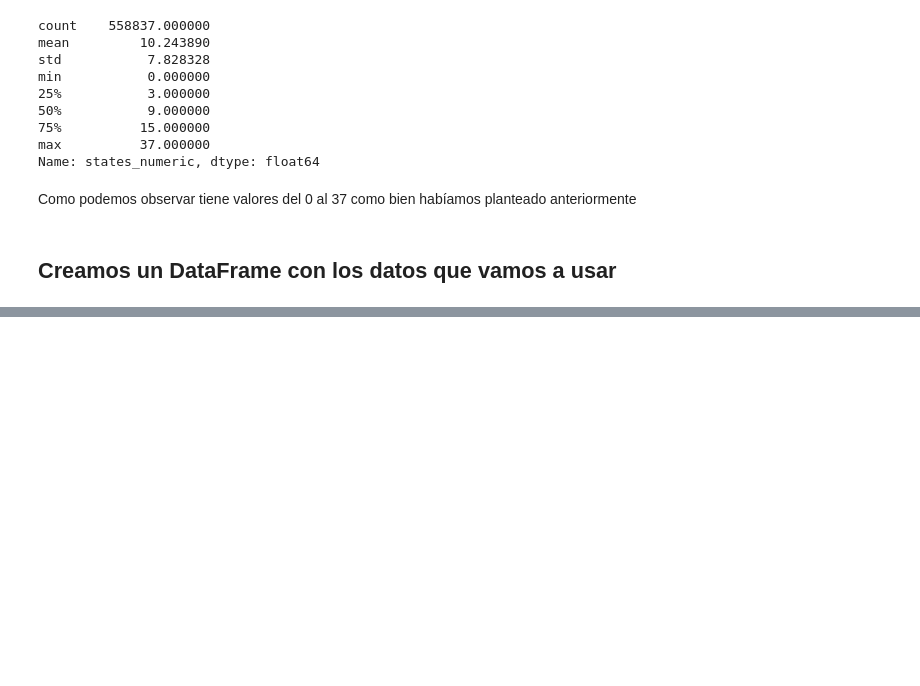
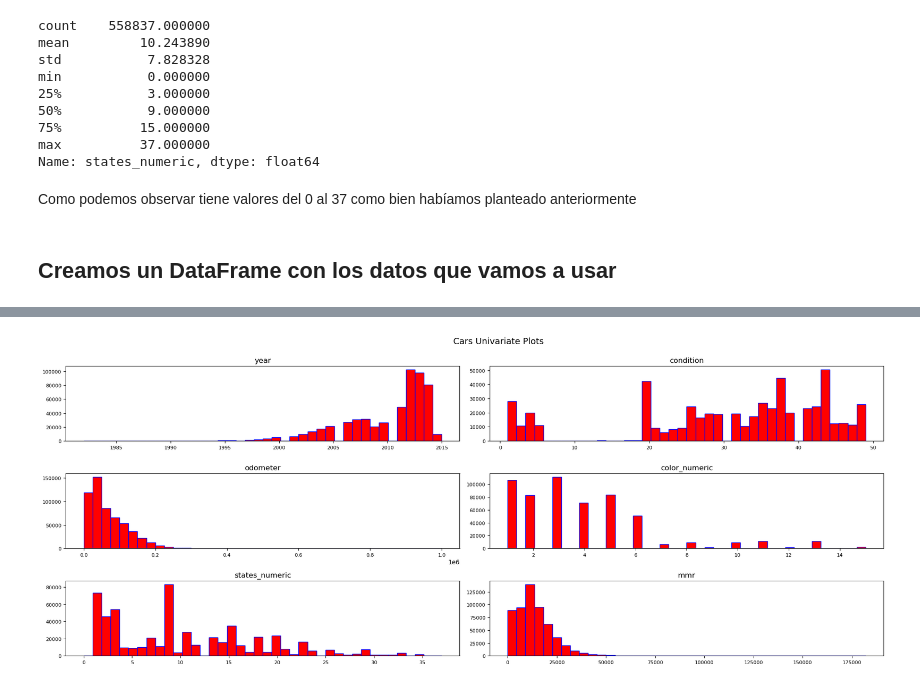
Before and after one commit to Godiefra/EDA-Coches, a Jupyter notebook: EDA-Coches.ipynb, the cells around one changed output, grey strips where cells are left out. Saved outputs shown, nothing was run; the diff lists cells and outputs as text; code cells hidden in the pictures; blank space fills up the shorter version.

```diff
--- a/EDA-Coches.ipynb
+++ b/EDA-Coches.ipynb
@@ -72,7 +72,7 @@ def assign_color(value):
      #value = value.strip().lower()
 
     # Asignar valores a los colores
-    if value in {'4802', '2846', '339', '20627', '12655', 'white'}  or (value == '' and math.isnan(value)):  # Verificar valor vacío en caso de NaN
+    if value in {'4802', '2846', '339', '20627', '12655', 'white'}:  # Verificar valor vacío en caso de NaN
         return int(1)  # blanco
     elif value in {'16633', '6158', '5705', '-', 'gray'}:
         return int(2)  # gris
@@ -175,4 +192,4 @@ Como podemos observar tiene valores del 0 al 37 como bien habíamos planteado an
 # %% [markdown]
 ## Creamos un DataFrame con los datos que vamos a usar
 # %%
-car_df = df[['year','condition','odometer','mmr','sellingprice','color_numeric']]
+cars = df[['year','condition','odometer','color_numeric','states_numeric','mmr','sellingprice']]
@@ -178,0 +208,6 @@ car_df = df[['year','condition','odometer','mmr','sellingprice','color_numeric']
+# %%
+target = 'sellingprice'
+car_features = list(cars.columns)
+
+car_features.remove(target)
+print(car_features)
@@ -178,0 +230,8 @@ car_df = df[['year','condition','odometer','mmr','sellingprice','color_numeric']
+# %%
+cars[car_features].hist(bins=40, edgecolor='b', linewidth=1.0,
+                          xlabelsize=8, ylabelsize=8, grid=False,
+                          figsize=(16,6), color='red')
+plt.tight_layout(rect=(0, 0, 1.2, 1.2))
+plt.suptitle('Cars Univariate Plots', x=0.65, y=1.25, fontsize=14);
+# %% [output]
+[figure, added]
```
Also changed, not shown: parts of 11 cells of this notebook.
